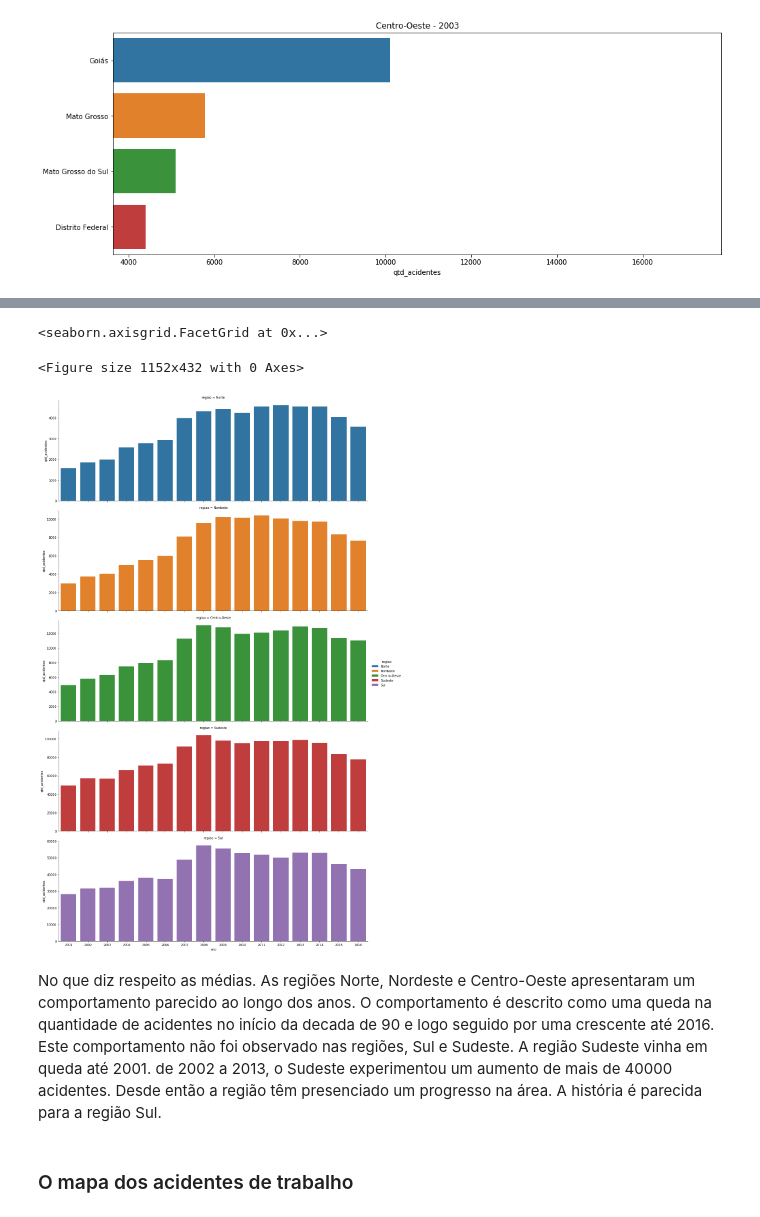
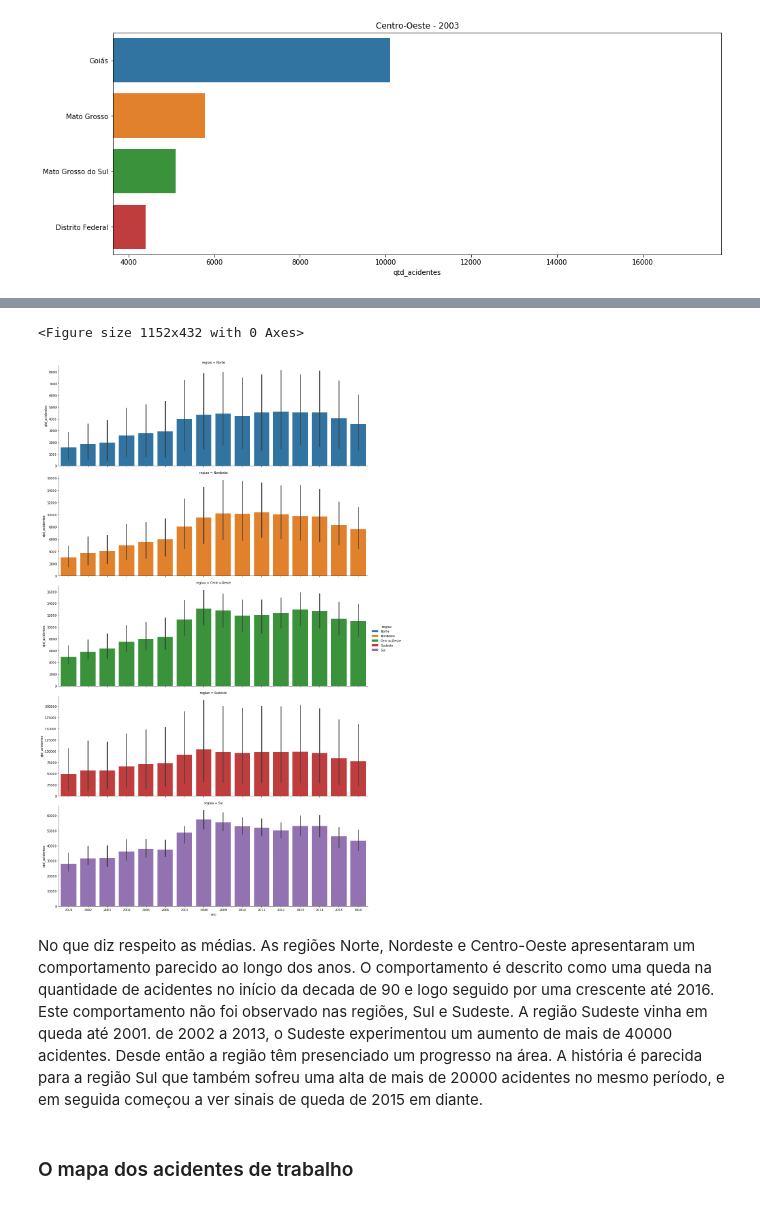
Before and after one commit to lorransr/CAT, a Jupyter notebook: Acidentes_de_Trabalho.ipynb, the cells around one changed output, grey strips where cells are left out. Cells and saved outputs as stored; diff of their text form; code cells hidden in the pictures.

```diff
--- a/Acidentes_de_Trabalho.ipynb
+++ b/Acidentes_de_Trabalho.ipynb
@@ -454,20 +470,20 @@ p.set_title(regiao + " - "+str(ano));
 # %%
+#evolução da quantidade total por região
 plt.figure(figsize=(16, 6))
 g = sns.FacetGrid(agrupado,
                   row="regiao",
-                  size = 5,
+                  height = 5,
                   aspect = 3,
                   sharey=False,
                   hue = "regiao");
 
 
-g.map_dataframe(sns.barplot,'ano',"qtd_acidentes",ci = None).add_legend()
+g.map_dataframe(sns.barplot,'ano',"qtd_acidentes").add_legend();
 # %% [output]
-<seaborn.axisgrid.FacetGrid at 0x...>
+<Figure size 1152x432 with 0 Axes>
-<Figure size 1152x432 with 0 Axes>
-[figure, old version]
+[figure, new version]
 # %% [markdown]
-No que diz respeito as médias. As regiões Norte, Nordeste e Centro-Oeste apresentaram um comportamento parecido ao longo dos anos. O comportamento é descrito como uma queda na quantidade de acidentes no início da decada de 90 e logo seguido por uma crescente até 2016. Este comportamento não foi observado nas regiões, Sul e Sudeste. A região Sudeste vinha em queda até 2001. de 2002 a 2013, o Sudeste experimentou um aumento de mais de 40000 acidentes. Desde então a região têm presenciado um progresso na área. A história é parecida para a região Sul.
+No que diz respeito as médias. As regiões Norte, Nordeste e Centro-Oeste apresentaram um comportamento parecido ao longo dos anos. O comportamento é descrito como uma queda na quantidade de acidentes no início da decada de 90 e logo seguido por uma crescente até 2016. Este comportamento não foi observado nas regiões, Sul e Sudeste. A região Sudeste vinha em queda até 2001. de 2002 a 2013, o Sudeste experimentou um aumento de mais de 40000 acidentes. Desde então a região têm presenciado um progresso na área. A história é parecida para a região Sul que também sofreu uma alta de mais de 20000 acidentes no mesmo período, e em seguida começou a ver sinais de queda de 2015 em diante.
 # %% [markdown]
 ### O mapa dos acidentes de trabalho
 # %% [markdown]
```
Also changed, not shown: parts of 59 cells of this notebook.
